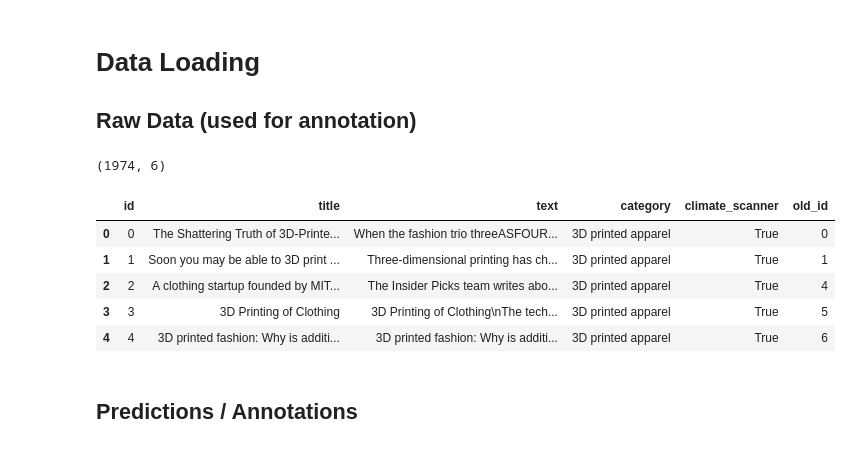
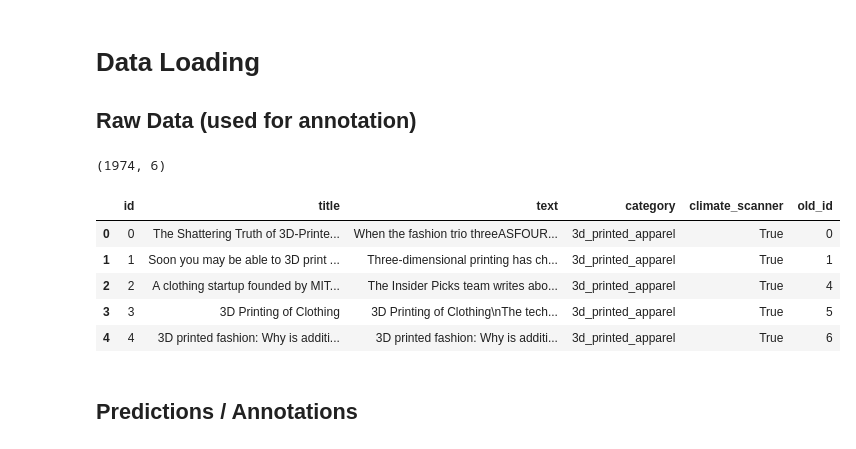
Before and after one commit to sdg-ai/trends-innovations, a Jupyter notebook: experiments/article_annotation/post_process_labeled_data_2.0.ipynb, the cells around one changed output. Cells and saved outputs as stored; diff of their text form; code cells hidden in the pictures.

```diff
--- a/experiments/article_annotation/post_process_labeled_data_2.0.ipynb
+++ b/experiments/article_annotation/post_process_labeled_data_2.0.ipynb
@@ -8,19 +11,19 @@ import seaborn as sns
 # Data Loading
 ## Raw Data (used for annotation)
 # %%
-with open("data_used_for_annotation_with_chatgpt.jsonl") as f:
+with open("results/data_used_for_annotation_with_chatgpt.jsonl") as f:
     raw_data = [json.loads(line) for line in f]
 raw_data = pd.DataFrame(raw_data)
 print(raw_data.shape)
 raw_data.head()
 # %% [output]
 (1974, 6)
 |  | id | title | text | category | climate_scanner | old_id |
-| 0 | 0 | The Shattering Truth of 3D-Printe... | When the fashion trio threeASFOUR... | 3D printed apparel | True | 0 |
-| 1 | 1 | Soon you may be able to 3D print ... | Three-dimensional printing has ch... | 3D printed apparel | True | 1 |
-| 2 | 2 | A clothing startup founded by MIT... | The Insider Picks team writes abo... | 3D printed apparel | True | 4 |
-| 3 | 3 | 3D Printing of Clothing | 3D Printing of Clothing\nThe tech... | 3D printed apparel | True | 5 |
-| 4 | 4 | 3D printed fashion: Why is additi... | 3D printed fashion: Why is additi... | 3D printed apparel | True | 6 |
+| 0 | 0 | The Shattering Truth of 3D-Printe... | When the fashion trio threeASFOUR... | 3d_printed_apparel | True | 0 |
+| 1 | 1 | Soon you may be able to 3D print ... | Three-dimensional printing has ch... | 3d_printed_apparel | True | 1 |
+| 2 | 2 | A clothing startup founded by MIT... | The Insider Picks team writes abo... | 3d_printed_apparel | True | 4 |
+| 3 | 3 | 3D Printing of Clothing | 3D Printing of Clothing\nThe tech... | 3d_printed_apparel | True | 5 |
+| 4 | 4 | 3D printed fashion: Why is additi... | 3D printed fashion: Why is additi... | 3d_printed_apparel | True | 6 |
 # %% [markdown]
 ## Predictions / Annotations
 # %%
```
Also changed, not shown: parts of 4 cells of this notebook.
